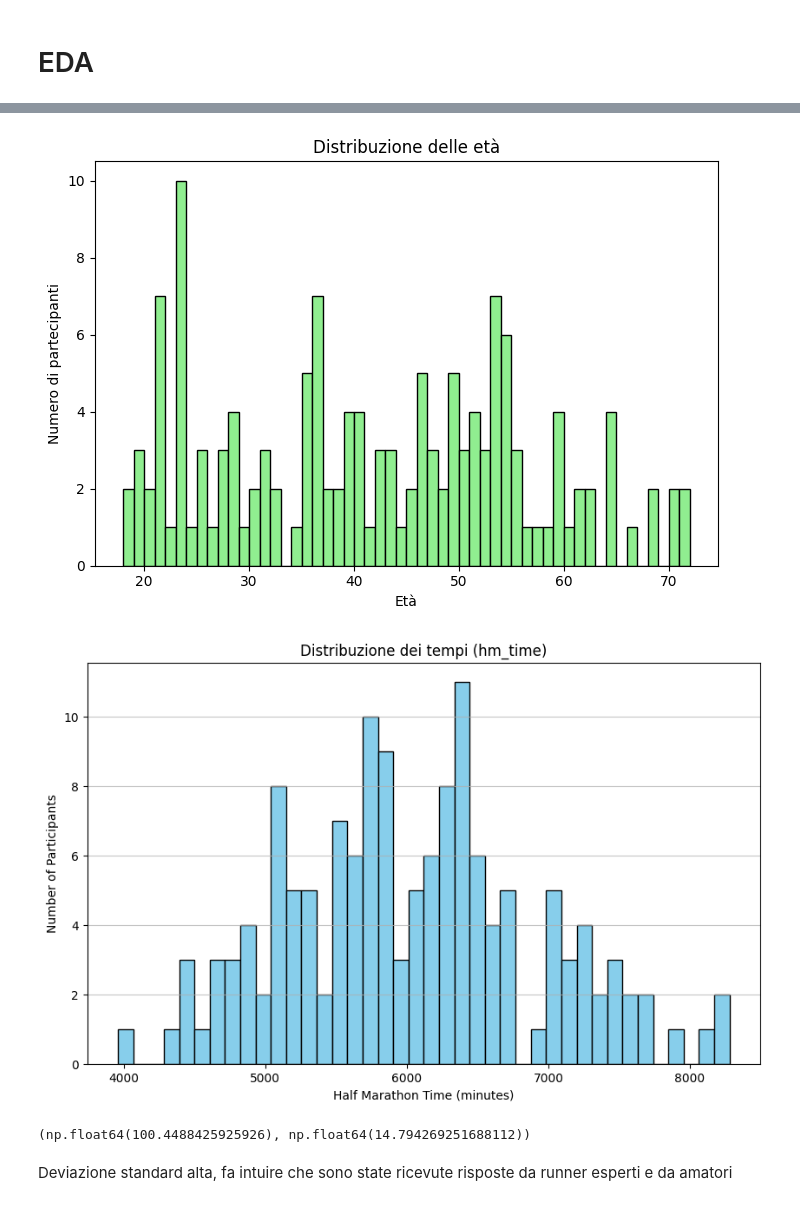
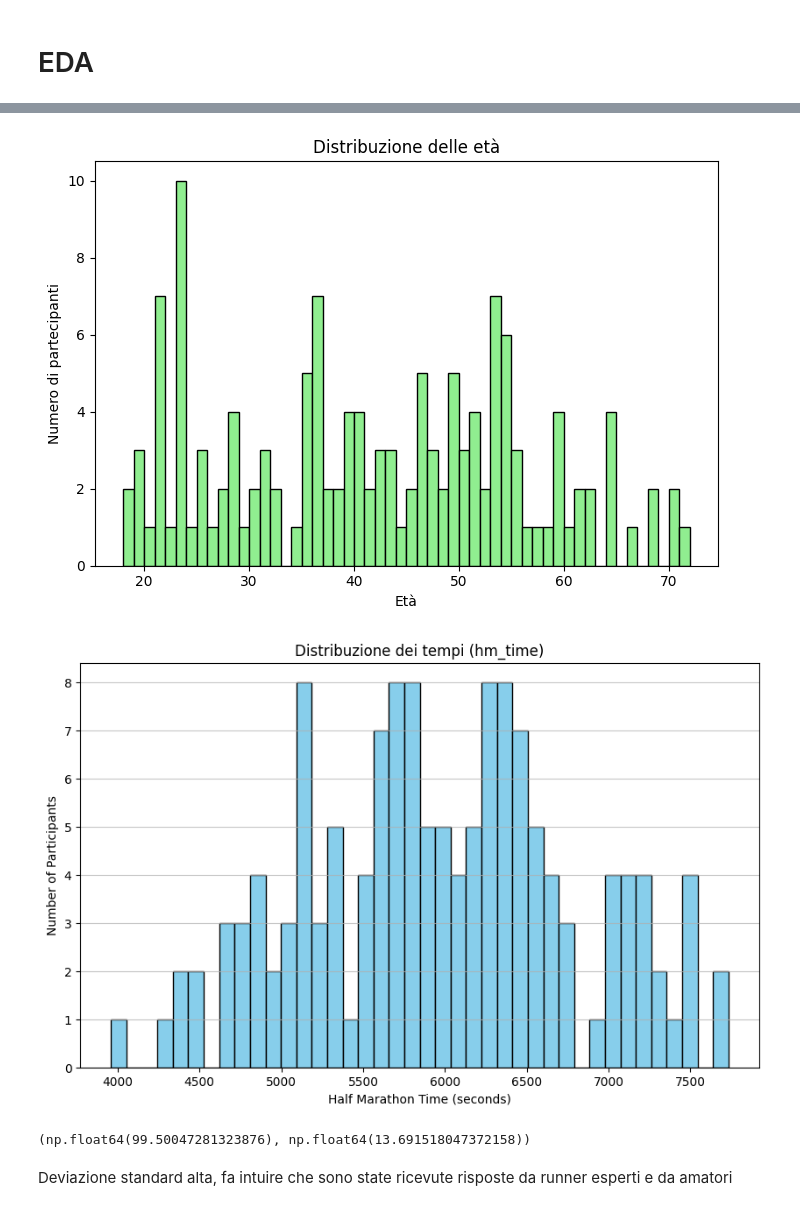
Before and after one commit to gabrynapo/HM_Time_Prediction_Thesis, a Jupyter notebook: data_cleaning.ipynb, the cells around one changed output, grey strips where cells are left out. Cells and saved outputs as stored; diff of their text form; code cells hidden in the pictures.

```diff
--- a/data_cleaning.ipynb
+++ b/data_cleaning.ipynb
@@ -29,7 +29,8 @@ df.z2_train_week = df.z2_train_week.fillna(0)
 df.fartelk_train_week = df.fartelk_train_week.fillna(0)
 df.power_train_week = df.power_train_week.fillna(0)
 # %%
-df.avg_km_week = df['avg_km_week'].replace({'Più di 80': 85})
+df['avg_km_week'] = df['avg_km_week'].replace({'Più di 80': 85})
+df['avg_km_week'] = pd.to_numeric(df['avg_km_week'], errors='coerce')
 # %% [markdown]
 Creo la colonna per avere i tempi in secondi
 # %%
@@ -68,7 +69,7 @@ df['mid_hm_time_min'] = df['mid_hm_time'].apply(time_to_minutes)
 
 df.drop(columns=['hm_time', 'mid_hm_time'], inplace=True)
 # %%
-df = df[df['hm_time_min'] < 140]
+df = df[df['hm_time_min'] < 130]
 # %%
 df.drop(columns=['cadence', 'vo2_max'], inplace=True)
 # %% [markdown]
@@ -114,24 +117,22 @@ ax.set_title('Distribuzione delle età')
 plt.tight_layout()
 plt.show()
 # %% [output]
-[figure, old version]
+[figure, new version]
 # %%
 hm_time_sec = df['hm_time_sec']
 plt.figure(figsize=(10, 6))
 plt.hist(hm_time_sec, bins=40, color='skyblue', edgecolor='black')
-plt.xlabel('Half Marathon Time (minutes)')
+plt.xlabel('Half Marathon Time (seconds)')
 plt.ylabel('Number of Participants')
 plt.title('Distribuzione dei tempi (hm_time)')
 plt.grid(axis='y', alpha=0.75)
 plt.show()
 # %% [output]
-[figure, old version]
+[figure, new version]
 # %%
-hm_time_sec = pd.to_timedelta(df['hm_time']).dt.total_seconds() / 60  # minutes
-
-hm_time_sec.mean(), hm_time_sec.std()
+df.hm_time_min.mean(), df.hm_time_min.std()
 # %% [output]
-(np.float64(100.4488425925926), np.float64(14.794269251688112))
+(np.float64(99.50047281323876), np.float64(13.691518047372158))
 # %% [markdown]
 Deviazione standard alta, fa intuire che sono state ricevute risposte da runner esperti e da amatori
 # %%
```
Also changed, not shown: parts of 23 cells of this notebook.
